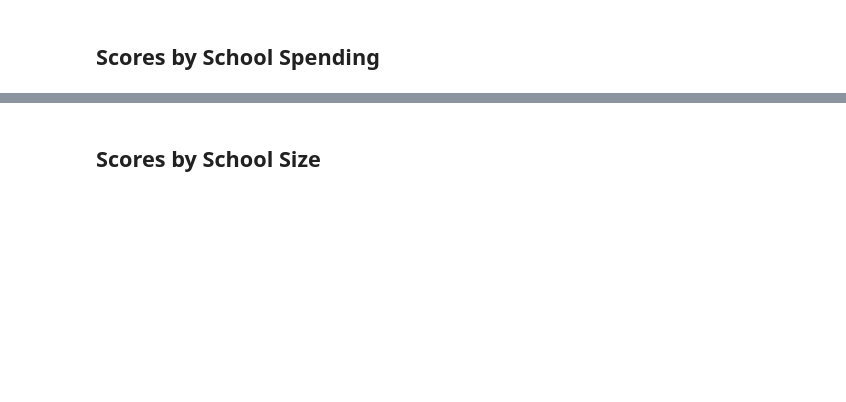
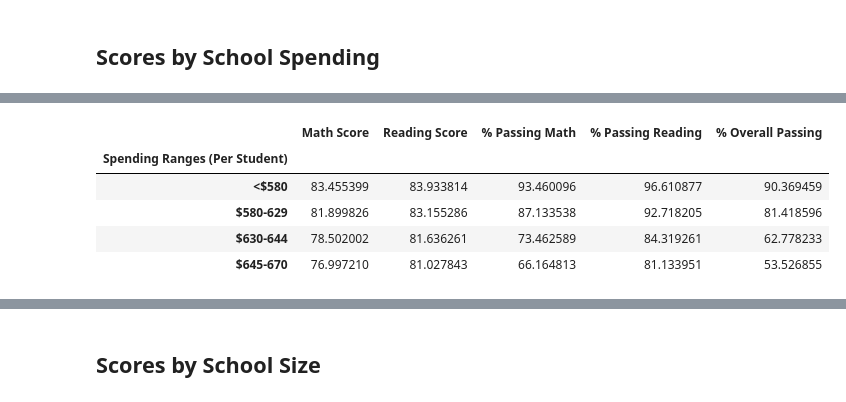
Before and after one commit to rkaysen63/School_District_Analysis, a Jupyter notebook: PyCitySchools_Challenge.ipynb, the cells around one changed output, grey strips where cells are left out. Saved outputs shown, nothing was run; the diff lists cells and outputs as text; code cells hidden in the pictures; blank space fills up the shorter version.

```diff
--- a/PyCitySchools_Challenge.ipynb
+++ b/PyCitySchools_Challenge.ipynb
@@ -516,0 +619,31 @@ bottom_schools.head()
+# %%
+# Calculate averages for the desired columns. For Scores by School Spending, groupby spending range bins and calculate
+# avg math score, avg reading score,avg % passing math, reading, overall
+
+spending_math_scores = per_school_summary_df.groupby(["Spending Ranges (Per Student)"]).mean()["Average Math Score"]
+
+spending_reading_scores = per_school_summary_df.groupby(["Spending Ranges (Per Student)"]).mean()["Average Reading Score"]
+
+spending_passing_math_percentage = per_school_summary_df.groupby(["Spending Ranges (Per Student)"]).mean()["% Passing Math"]
+
+spending_passing_reading_percentage = per_school_summary_df.groupby(["Spending Ranges (Per Student)"]).mean()["% Passing Reading"]
+
+overall_passing_spending_percentage = per_school_summary_df.groupby(["Spending Ranges (Per Student)"]).mean()["% Overall Passing"]
+
+# overall_passing_spending_percentage
+# %%
+# Create the DataFrame
+scores_by_school_spending_df = pd.DataFrame(
+    {"Math Score": spending_math_scores,
+     "Reading Score": spending_reading_scores,
+     "% Passing Math": spending_passing_math_percentage,
+     "% Passing Reading": spending_passing_reading_percentage,
+     "% Overall Passing": overall_passing_spending_percentage})
+scores_by_school_spending_df
+# %% [output]
+|  | Math Score | Reading Score | % Passing Math | % Passing Reading | % Overall Passing |
+| Spending Ranges (Per Student) |  |  |  |  |  |
+| <$580 | 83.455399 | 83.933814 | 93.460096 | 96.610877 | 90.369459 |
+| $580-629 | 81.899826 | 83.155286 | 87.133538 | 92.718205 | 81.418596 |
+| $630-644 | 78.502002 | 81.636261 | 73.462589 | 84.319261 | 62.778233 |
+| $645-670 | 76.997210 | 81.027843 | 66.164813 | 81.133951 | 53.526855 |
```
Also changed, not shown: parts of 33 cells of this notebook, 1 other file.
